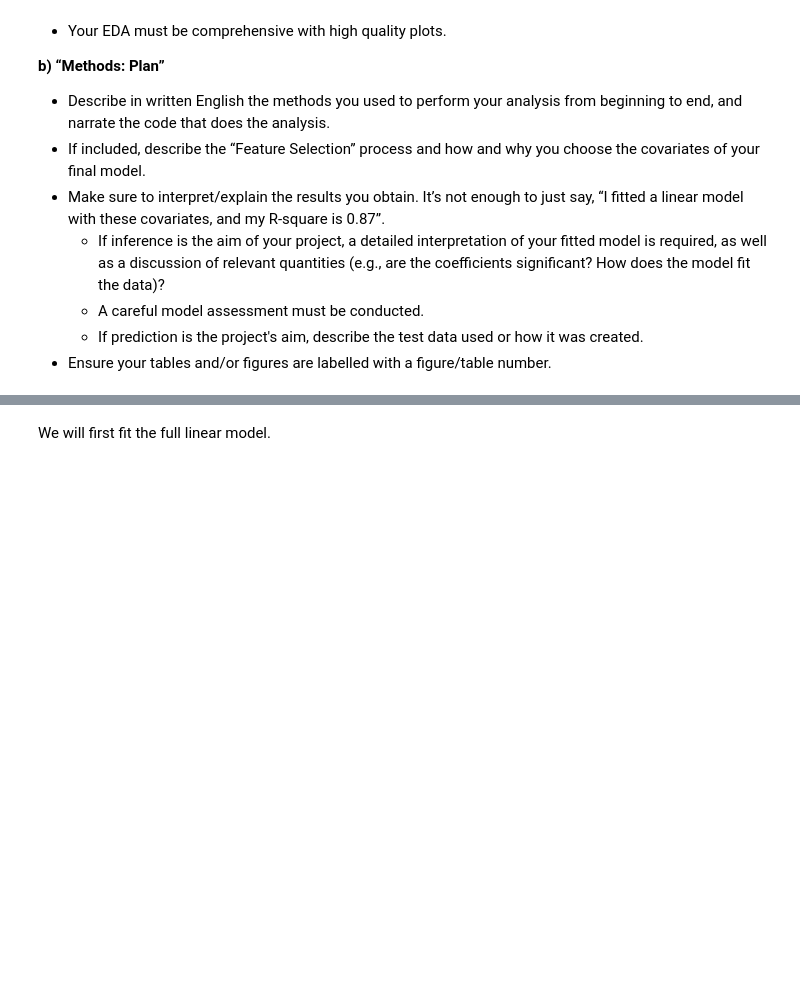
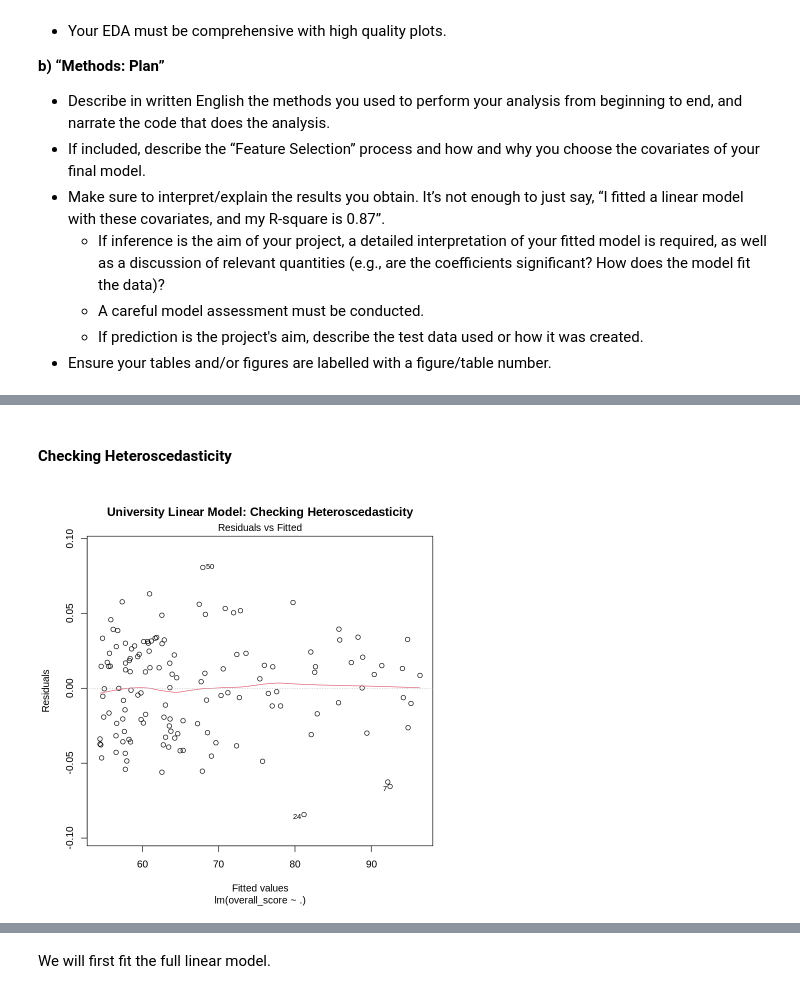
Before and after one commit to ayushtvora/stat-301-group-project, a Jupyter notebook: group_project_report.ipynb, the cells around one changed output, grey strips where cells are left out. Drawn from its saved outputs; the diff is of its cells as text; code cells hidden in the pictures; blank space fills up the shorter version.

```diff
--- a/group_project_report.ipynb
+++ b/group_project_report.ipynb
@@ -120,0 +141,12 @@ A tibble: 6 × 13
+# %%
+university_data_cleaned_selected <-
+    university_data_cleaned |>
+    select(- university_rank, - name_of_university, - location)
+# %%
+university_lm <- lm(overall_score ~ ., data = university_data_cleaned_selected)
+
+university_lm_results <-
+     tidy(university_lm, conf.int = TRUE) %>%
+     mutate_if(is.numeric, round, 2)
+
+university_lm_results
@@ -120,0 +167,6 @@ A tibble: 6 × 13
+# %% [markdown]
+#### Checking Heteroscedasticity
+# %%
+plot(university_lm, 1, main = "University Linear Model: Checking Heteroscedasticity")
+# %% [output]
+[figure, added]
```
Also changed, not shown: parts of 16 cells of this notebook.
